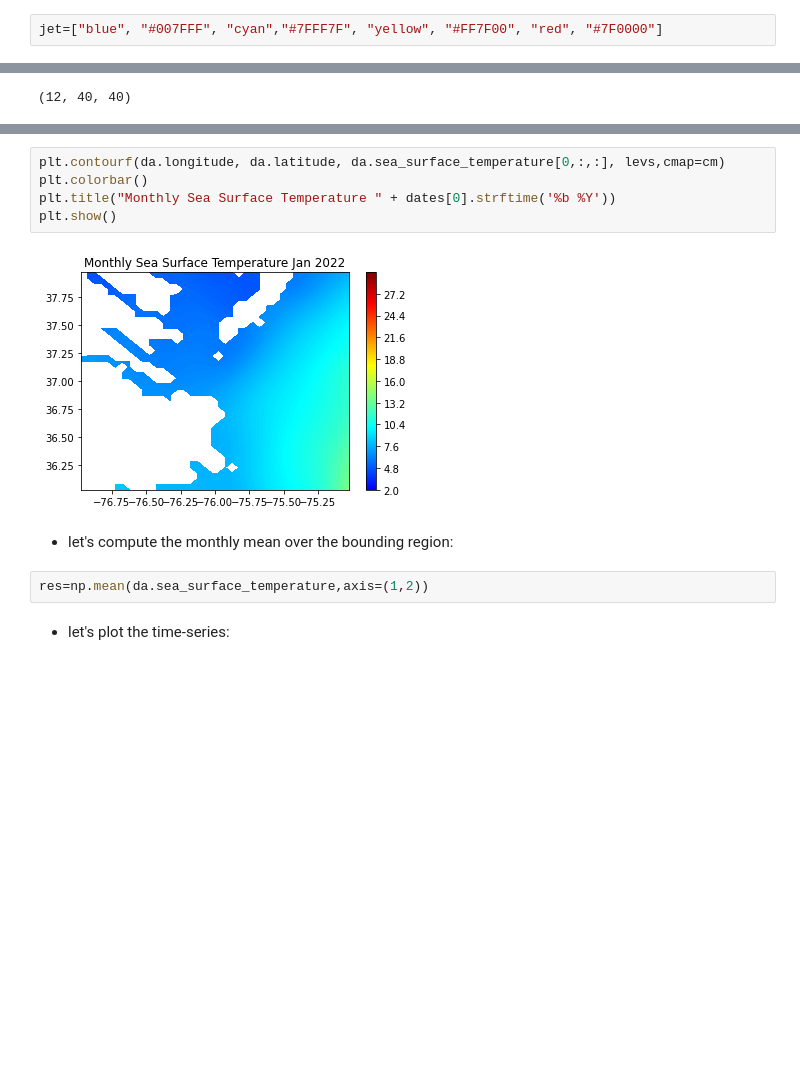
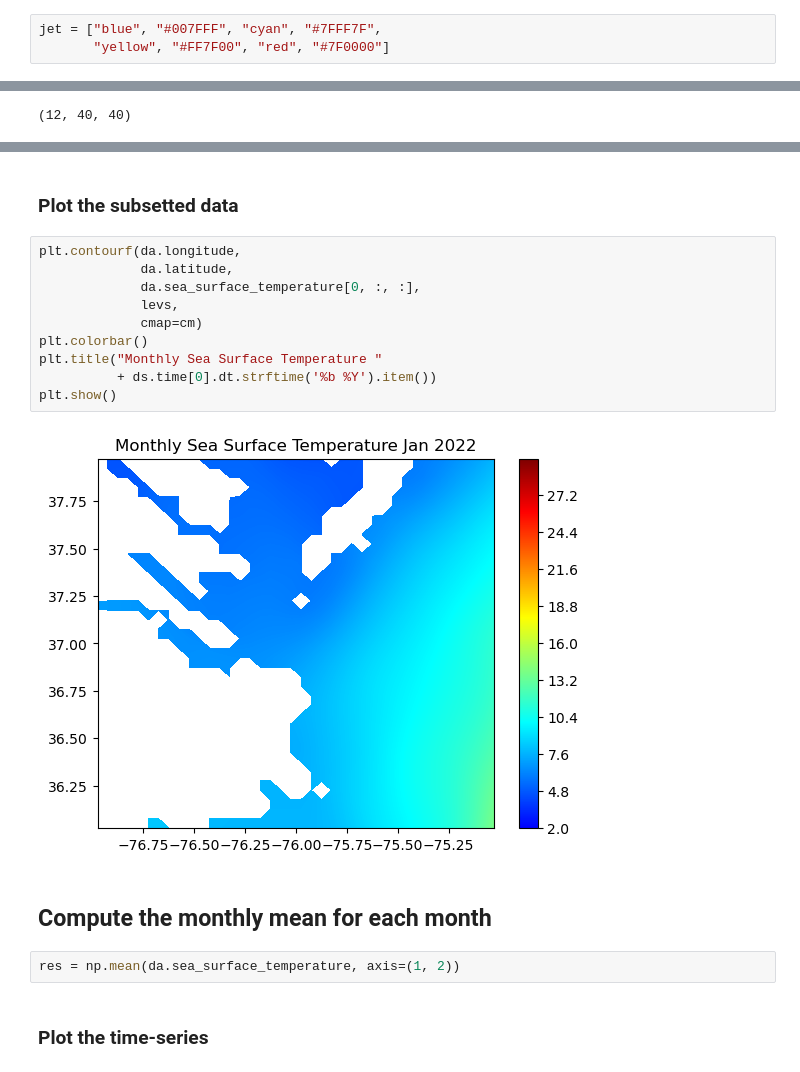
Before and after one commit to coastwatch-training/CoastWatch-Tutorials, a Jupyter notebook: Tutorial1-basics/Python/Tutorial1-basics.ipynb, the cells around one changed output, grey strips where cells are left out. Saved outputs shown, nothing was run; the diff lists cells and outputs as text; blank space fills up the shorter version.

```diff
--- a/Tutorial1-basics/Python/Tutorial1-basics.ipynb
+++ b/Tutorial1-basics/Python/Tutorial1-basics.ipynb
@@ -158,3 +173,4 @@ levs = np.arange(2, 30, 0.05)
 # %%
-jet=["blue", "#007FFF", "cyan","#7FFF7F", "yellow", "#FF7F00", "red", "#7F0000"]
+jet = ["blue", "#007FFF", "cyan", "#7FFF7F",
+       "yellow", "#FF7F00", "red", "#7F0000"]
 # %% [markdown]
@@ -195,14 +233,21 @@ da.sea_surface_temperature.shape
+# %% [markdown]
+### Plot the subsetted data
 # %%
-plt.contourf(da.longitude, da.latitude, da.sea_surface_temperature[0,:,:], levs,cmap=cm)
+plt.contourf(da.longitude,
+             da.latitude,
+             da.sea_surface_temperature[0, :, :],
+             levs,
+             cmap=cm)
 plt.colorbar()
-plt.title("Monthly Sea Surface Temperature " + dates[0].strftime('%b %Y'))
+plt.title("Monthly Sea Surface Temperature "
+          + ds.time[0].dt.strftime('%b %Y').item())
 plt.show()
 # %% [output]
-[figure, old version]
+[figure, new version]
-# %% [markdown]
-- let's compute the monthly mean over the bounding region:
+# %% [markdown]
+## Compute the monthly mean for each month
 # %%
-res=np.mean(da.sea_surface_temperature,axis=(1,2))
+res = np.mean(da.sea_surface_temperature, axis=(1, 2))
 # %% [markdown]
-- let's plot the time-series:
+### Plot the time-series
 # %%
```
Also changed, not shown: parts of 46 cells of this notebook.
